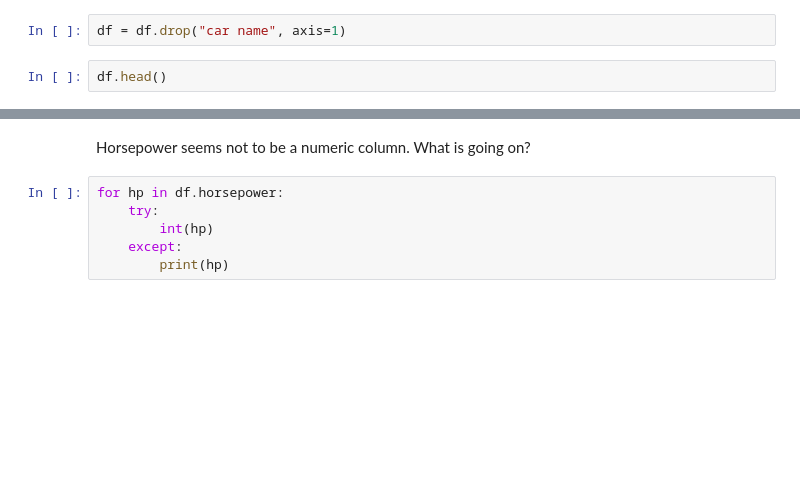
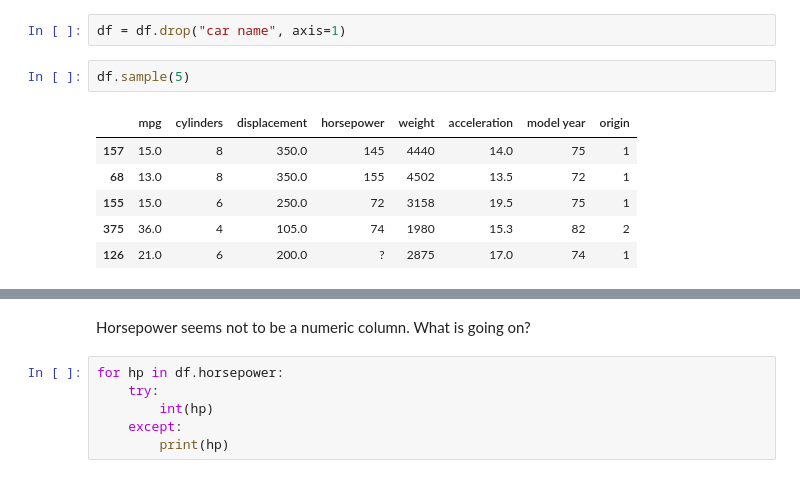
Before and after one commit to Ironhack-Data-Madrid-Mayo-2021/Classroom-Materials, a Jupyter notebook: week_07/train_validation_micro_reminder.ipynb, the cells around one changed output, grey strips where cells are left out. Drawn from its saved outputs; the diff is of its cells as text; blank space fills up the shorter version.

```diff
--- a/week_07/train_validation_micro_reminder.ipynb
+++ b/week_07/train_validation_micro_reminder.ipynb
@@ -12,6 +14,13 @@ df.shape
 # %%
 df = df.drop("car name", axis=1)
-# %%
-df.head()
+# %%
+df.sample(5)
+# %% [output]
+|  | mpg | cylinders | displacement | horsepower | weight | acceleration | model year | origin |
+| 157 | 15.0 | 8 | 350.0 | 145 | 4440 | 14.0 | 75 | 1 |
+| 68 | 13.0 | 8 | 350.0 | 155 | 4502 | 13.5 | 72 | 1 |
+| 155 | 15.0 | 6 | 250.0 | 72 | 3158 | 19.5 | 75 | 1 |
+| 375 | 36.0 | 4 | 105.0 | 74 | 1980 | 15.3 | 82 | 2 |
+| 126 | 21.0 | 6 | 200.0 | ? | 2875 | 17.0 | 74 | 1 |
 # %%
 df.dtypes
```
Also changed, not shown: parts of 41 cells of this notebook, 1 other file.
